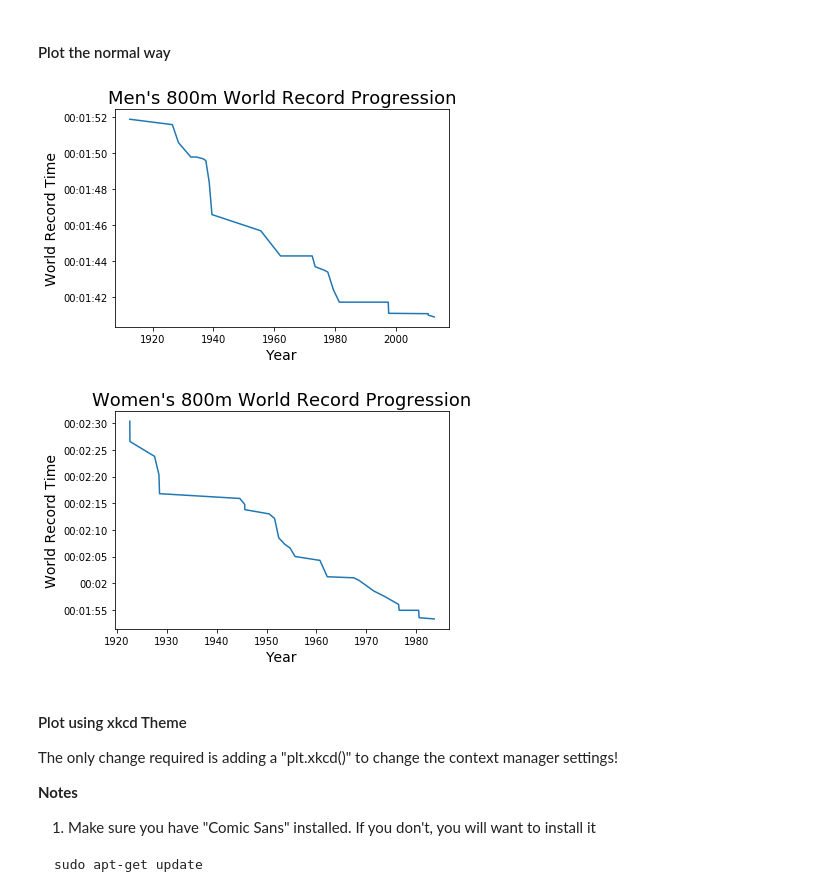
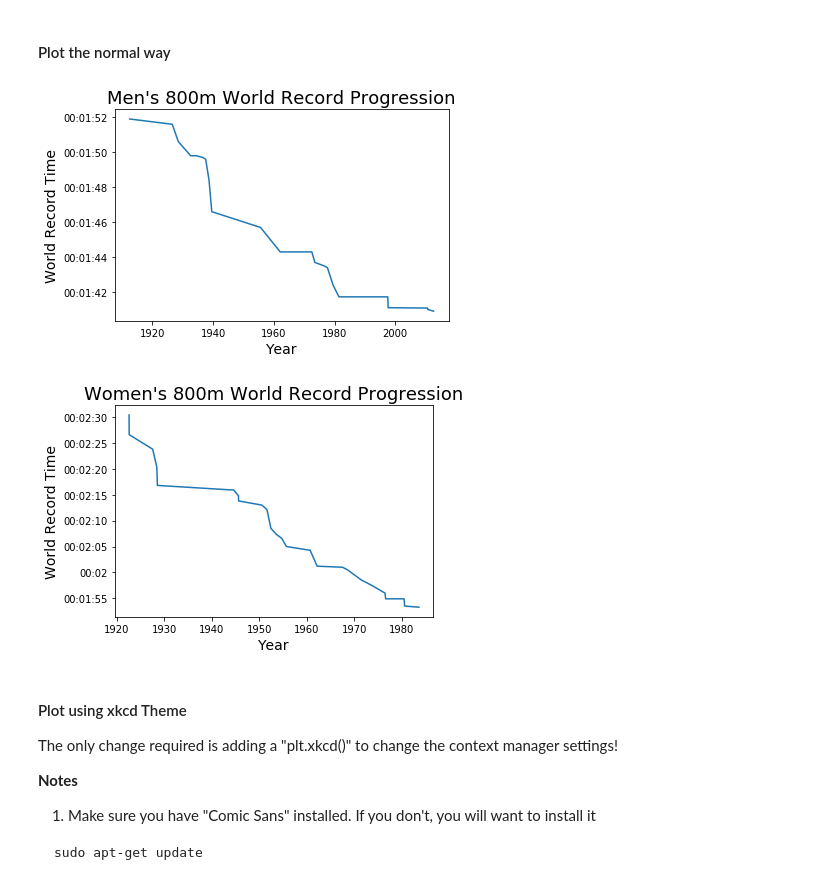
Before and after one commit to mrperkett/example-matplotlib-xkcd, a Jupyter notebook: plot-examples.ipynb, the cells around one changed output. Saved outputs shown, nothing was run; the diff lists cells and outputs as text; code cells hidden in the pictures.

```diff
--- a/plot-examples.ipynb
+++ b/plot-examples.ipynb
@@ -82,35 +82,37 @@ IPython.display.display(df_women)
 out_file_path = "men_800m_world_record_progression.png"
 
 fig, ax = plt.subplots()
 
 wr_times = df_men["Time"].to_list()
 wr_dates = df_men["Date"].to_list()
 ax.plot(wr_dates, wr_times, "-")
 
 ax.set_title("Men's 800m World Record Progression", fontsize=18)
 ax.set_xlabel("Year", fontsize=14)
 ax.set_ylabel("World Record Time", fontsize=14)
 
+plt.tight_layout()
 plt.savefig(out_file_path, dpi=300)
 
 
 # Women
 out_file_path = "women_800m_world_record_progression.png"
 
 fig, ax = plt.subplots()
 
 wr_times = df_women["Time"].to_list()
 wr_dates = df_women["Date"].to_list()
 ax.plot(wr_dates, wr_times, "-")
 
 ax.set_title("Women's 800m World Record Progression", fontsize=18)
 ax.set_xlabel("Year", fontsize=14)
 ax.set_ylabel("World Record Time", fontsize=14)
 
+plt.tight_layout()
 plt.savefig(out_file_path, dpi=300)
 # %% [output]
-[figure, old version]
+[figure, new version]
-[figure, old version]
+[figure, new version]
 # %% [markdown]
 #### Plot using xkcd Theme
 The only change required is adding a "plt.xkcd()" to change the context manager settings!
```
Also changed, not shown: parts of 1 cell of this notebook, 5 other files.
